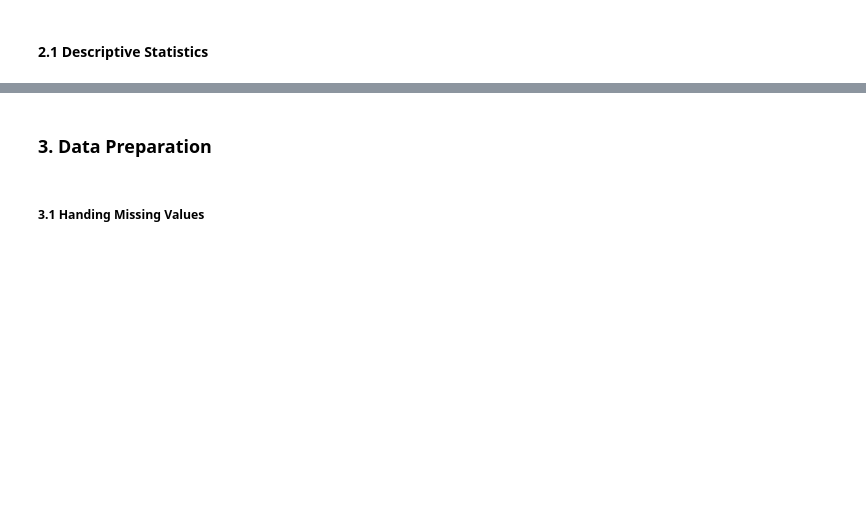
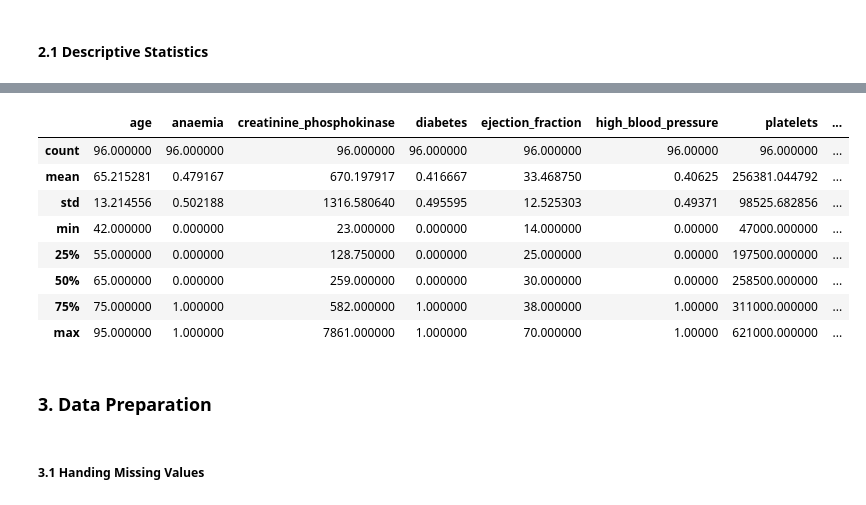
Before and after one commit to AlexDarigan/mtg-rest, a Jupyter notebook: notebooks/1 NaiveBayes/NaiveBayes.ipynb, the cells around one changed output, grey strips where cells are left out. Drawn from its saved outputs; the diff is of its cells as text; code cells hidden in the pictures; blank space fills up the shorter version.

```diff
--- a/notebooks/1 NaiveBayes/NaiveBayes.ipynb
+++ b/notebooks/1 NaiveBayes/NaiveBayes.ipynb
@@ -184,3 +174,15 @@ plt.show()
+# %%
+death.describe()
+# %% [output]
+|  | age | anaemia | creatinine_phosphokinase | diabetes | ejection_fraction | high_blood_pressure | platelets | ... |
+| count | 96.000000 | 96.000000 | 96.000000 | 96.000000 | 96.000000 | 96.00000 | 96.000000 | ... |
+| mean | 65.215281 | 0.479167 | 670.197917 | 0.416667 | 33.468750 | 0.40625 | 256381.044792 | ... |
+| std | 13.214556 | 0.502188 | 1316.580640 | 0.495595 | 12.525303 | 0.49371 | 98525.682856 | ... |
+| min | 42.000000 | 0.000000 | 23.000000 | 0.000000 | 14.000000 | 0.00000 | 47000.000000 | ... |
+| 25% | 55.000000 | 0.000000 | 128.750000 | 0.000000 | 25.000000 | 0.00000 | 197500.000000 | ... |
+| 50% | 65.000000 | 0.000000 | 259.000000 | 0.000000 | 30.000000 | 0.00000 | 258500.000000 | ... |
+| 75% | 75.000000 | 1.000000 | 582.000000 | 1.000000 | 38.000000 | 1.00000 | 311000.000000 | ... |
+| max | 95.000000 | 1.000000 | 7861.000000 | 1.000000 | 70.000000 | 1.00000 | 621000.000000 | ... |
 # %% [markdown]
 ### 3. Data Preparation
 # %% [markdown]
```
Also changed, not shown: parts of 27 cells of this notebook.
